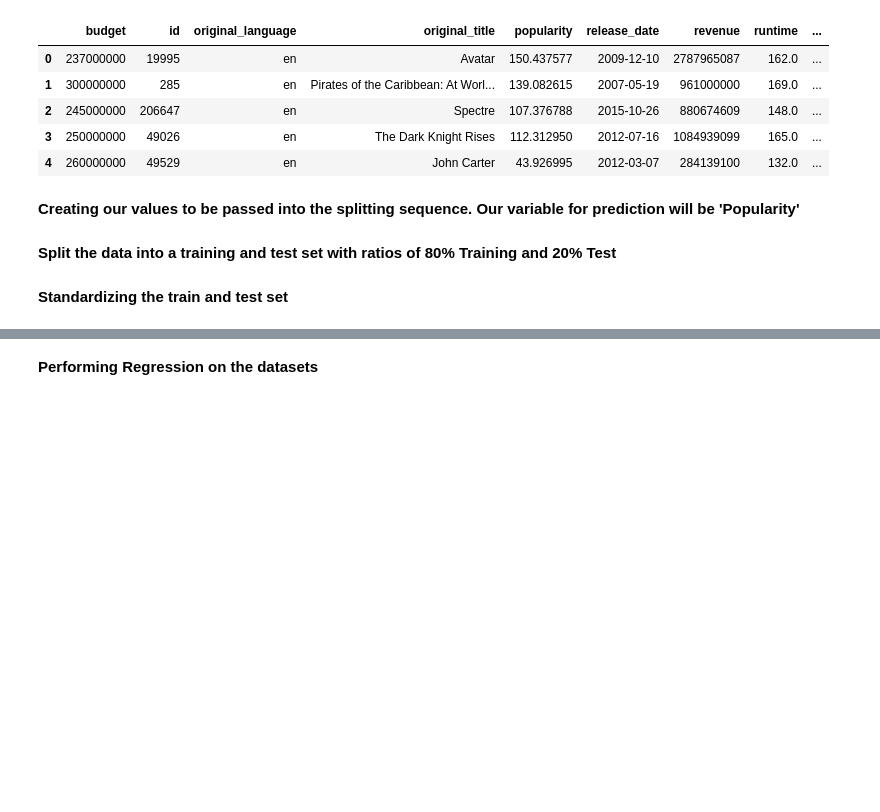
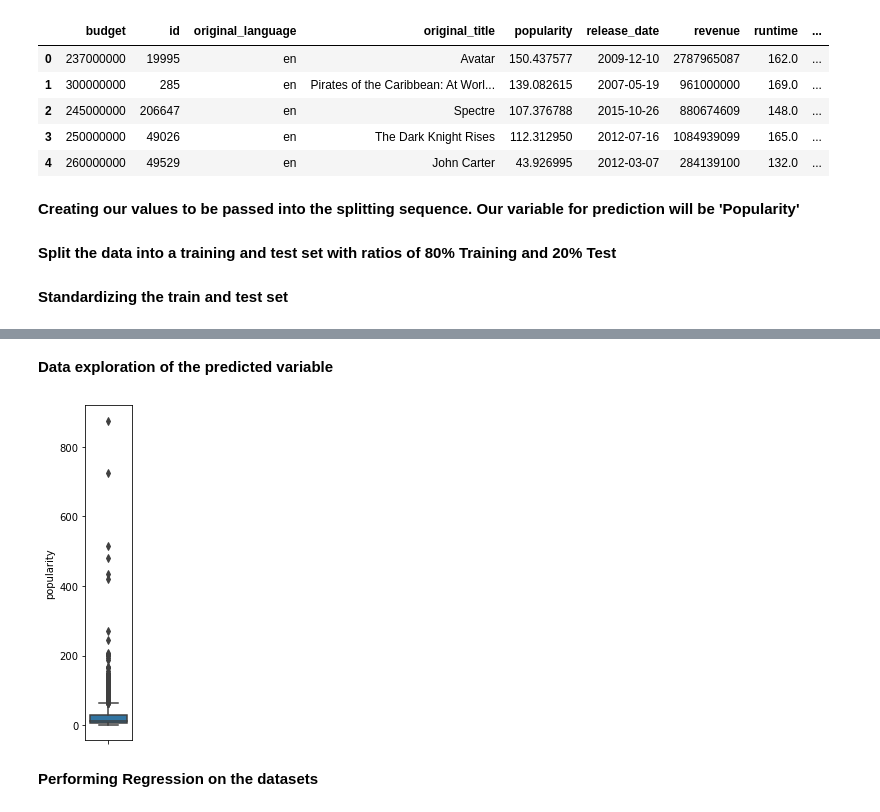
Before and after one commit to fjerrichiello/CS418GP, a Jupyter notebook: FinalProject/Analysis.ipynb, the cells around one changed output, grey strips where cells are left out. Saved outputs shown, nothing was run; the diff lists cells and outputs as text; code cells hidden in the pictures; blank space fills up the shorter version.

```diff
--- a/FinalProject/Analysis.ipynb
+++ b/FinalProject/Analysis.ipynb
@@ -126,3 +134,11 @@ x_test_scaled = scaler.transform(x_test)
+# %% [markdown]
+**Data exploration of the predicted variable**
+# %%
+fig, axes = plt.subplots(1, 1, figsize = (1.5, 5))
+sns.boxplot(y = Y['popularity'], data = Y, orient = 'v')
+plt.tight_layout()
+# %% [output]
+[figure, added]
 # %% [markdown]
 **Performing Regression on the datasets**
 # %%
```
Also changed, not shown: parts of 19 cells of this notebook.
